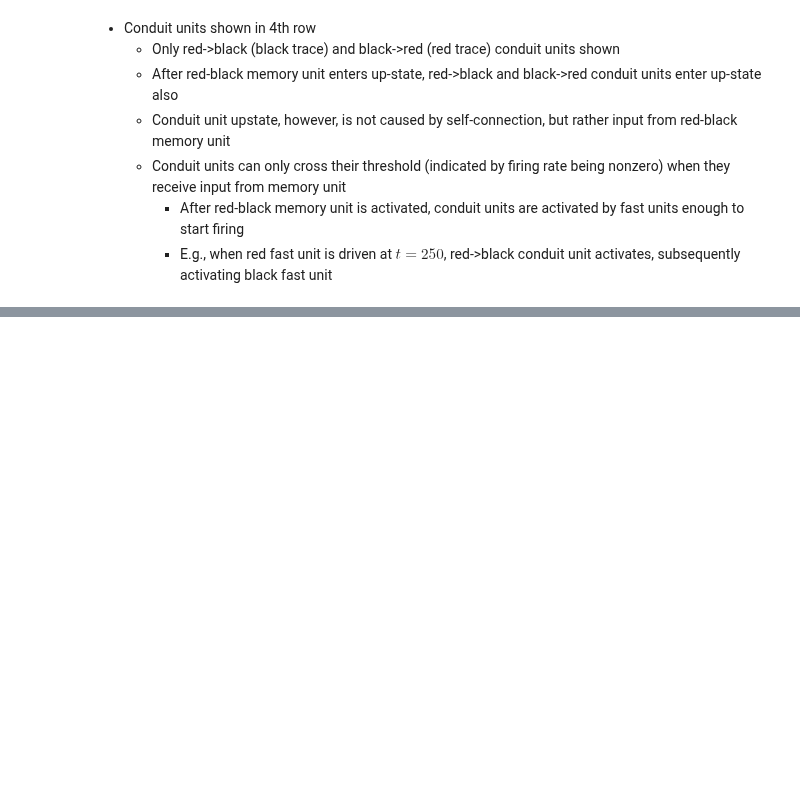
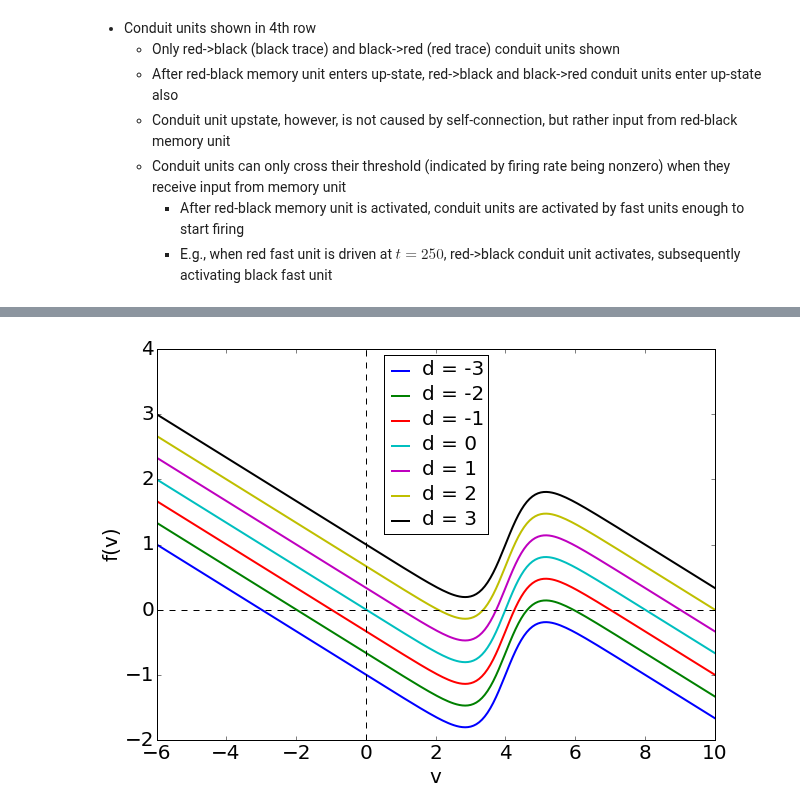
Before and after one commit to rkp8000/be_more_spontaneous, a Jupyter notebook: progress_report_12232015.ipynb, the cells around one changed output, grey strips where cells are left out. Drawn from its saved outputs; the diff is of its cells as text; code cells hidden in the pictures; blank space fills up the shorter version.

```diff
--- a/progress_report_12232015.ipynb
+++ b/progress_report_12232015.ipynb
@@ -126,0 +147,16 @@ wta_memory_combo_basic.main(CONFIG)
+# %%
+CONFIG = {
+    'TAU_F': 3,
+    'W_FF': 8,
+    'V_TH': 4,
+    'G': 2.5,
+    'V_0': 0,
+    'DS': range(-3, 4),
+
+    'FONT_SIZE': 20,
+    'FIG_SIZE': (10, 7),
+}
+# %%
+single_unit_dynamical_system.main(CONFIG)
+# %% [output]
+[figure, added]
```
Also changed, not shown: parts of 11 cells of this notebook.
